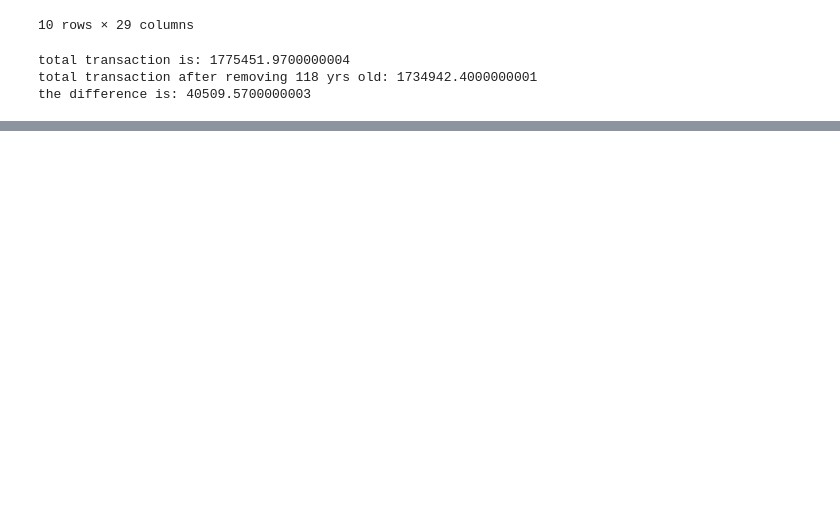
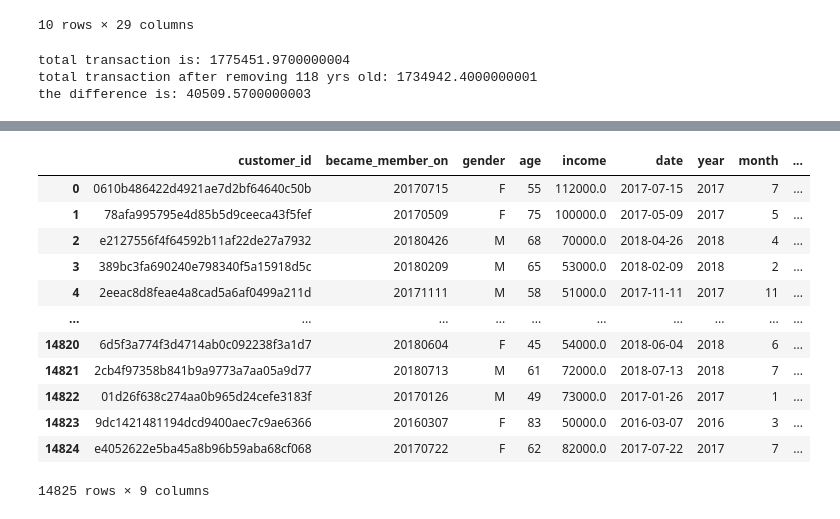
Before and after one commit to Koremm/Coffeeoffers, a Jupyter notebook: Coffee Offers Vscode.ipynb, the cells around one changed output, grey strips where cells are left out. Drawn from its saved outputs; the diff is of its cells as text; code cells hidden in the pictures; blank space fills up the shorter version.

Commit message:
Dissected number of events per customer

```diff
--- a/Coffee Offers Vscode.ipynb
+++ b/Coffee Offers Vscode.ipynb
@@ -430,0 +450,4 @@ the difference is: 40509.5700000003
+# %%
+#First remove 118 from customers
+customers_no118 = customers.drop(customers[customers['age'] > 110].index)
+customers_no118
@@ -430,0 +468,4 @@ the difference is: 40509.5700000003
+# %%
+customer_totalamount = all_merged_no118[['customer_id','amount']].groupby('customer_id').sum().reset_index()
+customer_totalamount.rename(columns = {'amount':'total amount transacted'}, inplace = True)
+customer_totalamount
@@ -430,0 +486,17 @@ the difference is: 40509.5700000003
+# %%
+customers_no118_edit = customers_no118.merge(customer_totalamount, how = 'left', left_on = 'customer_id', right_on= 'customer_id')
+customers_no118_edit
+# %% [output]
+|  | customer_id | became_member_on | gender | age | income | date | year | month | ... |
+| 0 | 0610b486422d4921ae7d2bf64640c50b | 20170715 | F | 55 | 112000.0 | 2017-07-15 | 2017 | 7 | ... |
+| 1 | 78afa995795e4d85b5d9ceeca43f5fef | 20170509 | F | 75 | 100000.0 | 2017-05-09 | 2017 | 5 | ... |
+| 2 | e2127556f4f64592b11af22de27a7932 | 20180426 | M | 68 | 70000.0 | 2018-04-26 | 2018 | 4 | ... |
+| 3 | 389bc3fa690240e798340f5a15918d5c | 20180209 | M | 65 | 53000.0 | 2018-02-09 | 2018 | 2 | ... |
+| 4 | 2eeac8d8feae4a8cad5a6af0499a211d | 20171111 | M | 58 | 51000.0 | 2017-11-11 | 2017 | 11 | ... |
+| ... | ... | ... | ... | ... | ... | ... | ... | ... | ... |
+| 14820 | 6d5f3a774f3d4714ab0c092238f3a1d7 | 20180604 | F | 45 | 54000.0 | 2018-06-04 | 2018 | 6 | ... |
+| 14821 | 2cb4f97358b841b9a9773a7aa05a9d77 | 20180713 | M | 61 | 72000.0 | 2018-07-13 | 2018 | 7 | ... |
+| 14822 | 01d26f638c274aa0b965d24cefe3183f | 20170126 | M | 49 | 73000.0 | 2017-01-26 | 2017 | 1 | ... |
+| 14823 | 9dc1421481194dcd9400aec7c9ae6366 | 20160307 | F | 83 | 50000.0 | 2016-03-07 | 2016 | 3 | ... |
+| 14824 | e4052622e5ba45a8b96b59aba68cf068 | 20170722 | F | 62 | 82000.0 | 2017-07-22 | 2017 | 7 | ... |
+14825 rows × 9 columns
```
Also changed, not shown: parts of 9 cells of this notebook.
